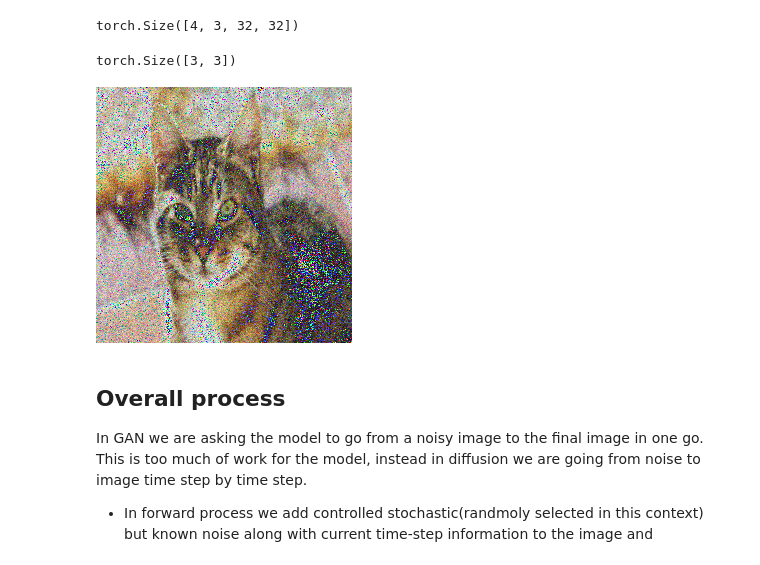
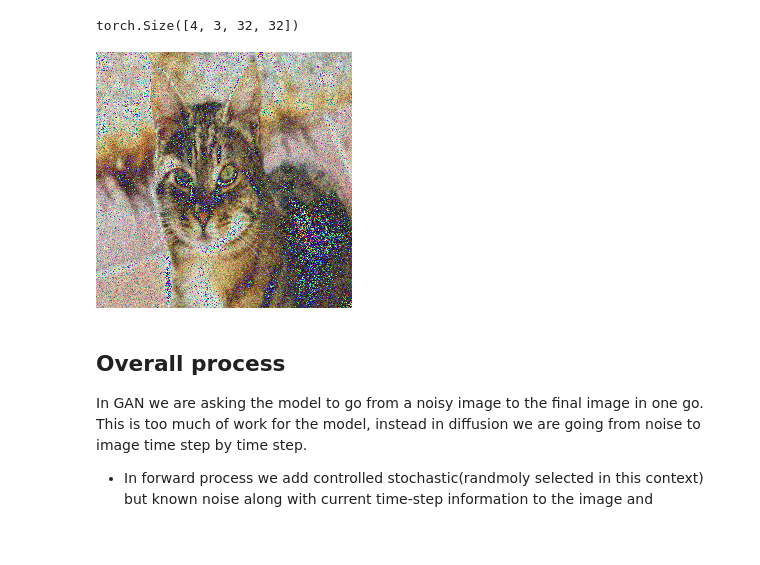
Before and after one commit to krsh-37/diy-ml-stuffs, a Jupyter notebook: diffusion/ddpm_build.ipynb, the cells around one changed output. Drawn from its saved outputs; the diff is of its cells as text; code cells hidden in the pictures.

```diff
--- a/diffusion/ddpm_build.ipynb
+++ b/diffusion/ddpm_build.ipynb
@@ -48,14 +47,15 @@ class Sampler:
         self.beta_start = beta_start
         self.beta_end = beta_end
 
-        self.beta_schedule = self.linear_beta_scheduler()
+        self.beta_schedule = self.linear_beta_scheduler()   # shape (num_steps,)
 
         self.alpha = 1 - self.beta_schedule
-        self.alpha_cumprod = torch.cumprod(self.alpha, dim = -1)
+        self.alpha_cumprod = torch.cumprod(self.alpha, dim = -1)    # shape (num_steps,)
 
     def linear_beta_scheduler(self):
         return torch.linspace(self.beta_start, self.beta_end, self.num_steps)
 
+    # addding fake dim to match input to target
     def _repeat_unsqueeze(self, input, target):
         while input.dim() < target.dim():
             input = input.unsqueeze(-1)
@@ -75,7 +75,7 @@ class Sampler:
         # add noise to data
         noisy_data = mean_coeff * data + var_coeff * noise
 
-        return data, noisy_data
+        return noisy_data, noise
 
     def remove_noise(self, data, ts, predicted_noise):
         device = data.device
@@ -97,14 +97,14 @@ class Sampler:
         sigma_t_z = variance ** 0.5 * noise
 
         ## noise coeff
-        noise_coeff = beta_t / ( 1 - alpha_hat_t ) ** 0.3
+        noise_coeff = beta_t / ( 1 - alpha_hat_t ) ** 0.5
         noise_coeff = self._repeat_unsqueeze(noise_coeff, data)
 
         reciproc_root_alpha_t = alpha_t ** -0.5
         reciproc_root_alpha_t = self._repeat_unsqueeze(reciproc_root_alpha_t, data)
 
         # denoise image by mean
-        mean = reciproc_root_alpha_t * ( data - noise_coeff * noise )
+        mean = reciproc_root_alpha_t * ( data - noise_coeff * predicted_noise )
         denoised_data = mean + sigma_t_z
 
         return denoised_data
@@ -121,32 +121,29 @@ pred_noise = torch.randn( 4, 3, 32, 32 )
 sampler.remove_noise(img, rand_ts, pred_noise).shape
 # %% [output]
 torch.Size([4, 3, 32, 32])
-# %%
-torch.rand((1,3,3)).squeeze(0).shape
-# %% [output]
-torch.Size([3, 3])
 # %%
 cat = Image.open('./cat.jpg').convert("RGB")
 
 image2tensor_transform = transforms.Compose([
                     transforms.Resize((256, 256)), # Resize Image
                     transforms.ToTensor(), # Convert to tensor (will scale from 0 to 1)
                     transforms.Lambda(lambda t: (t*2) - 1), # Change scale to be -1 to 1
                     transforms.Lambda(lambda t: t.unsqueeze(0))
 ])
 
 tensor2image_transform = transforms.Compose([
         transforms.Lambda(lambda t: t.squeeze(0)), # Remove batch dimension on
         transforms.Lambda(lambda t: (t + 1) / 2), # Scale back to 0 to 1
         transforms.Lambda(lambda t: t.permute(1, 2, 0)), # Make channels last
         transforms.Lambda(lambda t: t * 255.), # Scale back to 0 to 255
         transforms.Lambda(lambda t: t.cpu().numpy().astype(np.uint8)), # Convert to numpy
         transforms.ToPILImage(), # Conver to PIL
     ])
 
-tensor2image_transform( sampler.add_noise( image2tensor_transform(cat), 100 )[1] )
+noisy_data, noise = sampler.add_noise( image2tensor_transform(cat), 100 )
+tensor2image_transform( sampler.remove_noise( noisy_data, 100, noise ))
 # %% [output]
-[figure, old version]
+[figure, new version]
 # %% [markdown]
 ## Overall process
 
```
Also changed, not shown: parts of 3 cells of this notebook, 1 other file.
